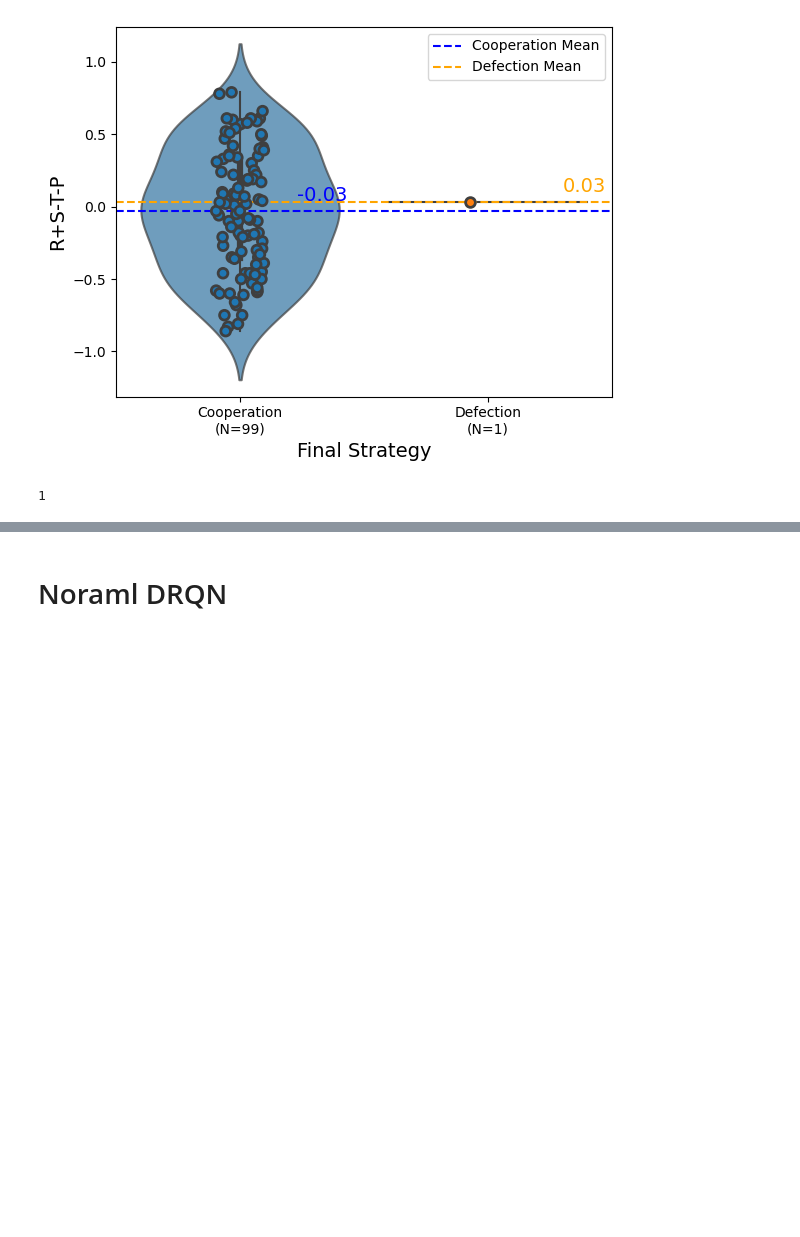
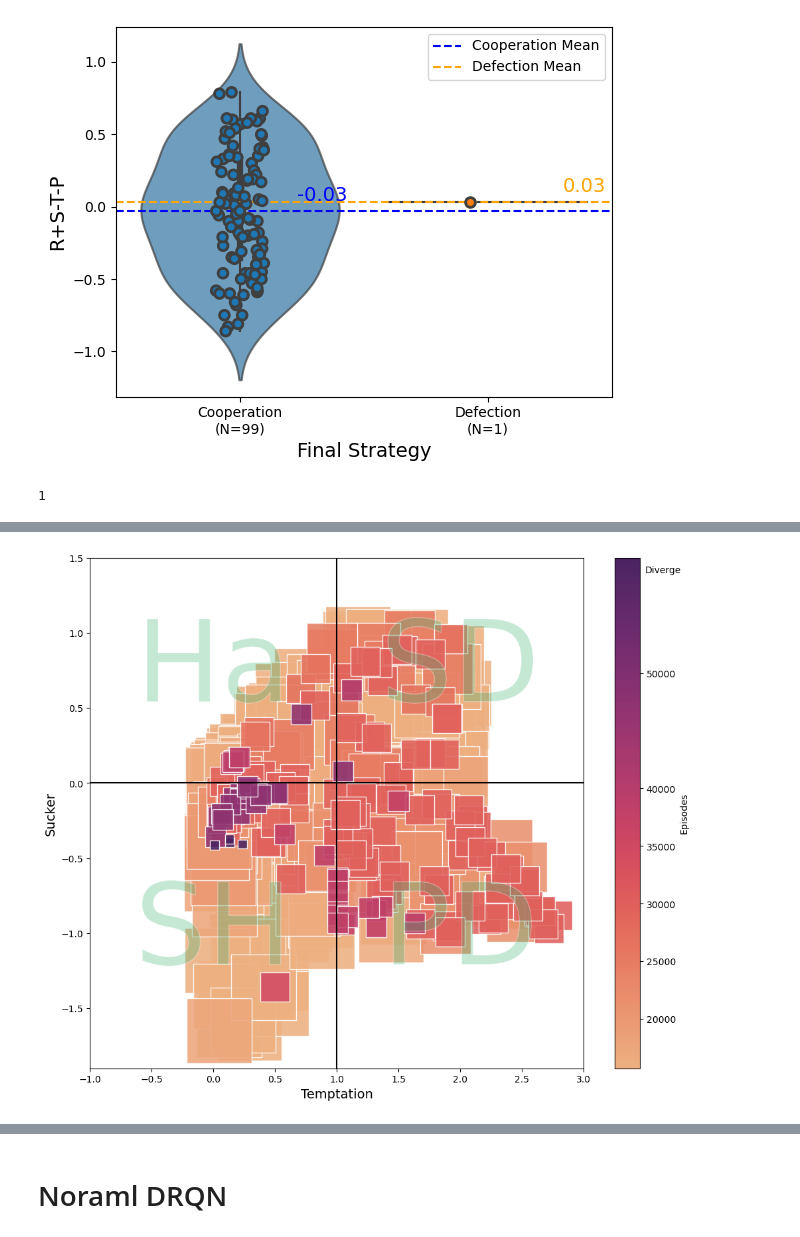
Before and after one commit to HarryZhangHH/EpisodicDRQN, a Jupyter notebook: alter_dqrn_experiment.ipynb, the cells around one changed output, grey strips where cells are left out. Cells and saved outputs as stored; diff of their text form; code cells hidden in the pictures; blank space fills up the shorter version.

```diff
--- a/alter_dqrn_experiment.ipynb
+++ b/alter_dqrn_experiment.ipynb
@@ -28,7 +29,8 @@ config = {
     'min_epsilon': 0.01,
     'alpha': 0.1,
     'n_actions': 2,
-    'h': 10,
+    'h': 2,
+    'select_h': 5,
     'state_repr': 'bi',
     'batch_size': 64,
     'learning_rate': 1e-3,
@@ -136,7 +138,7 @@ for idx, val in tqdm(enumerate(reward)):
     config['reward'], config['sucker'], config['temptation'], config['punishment'] = val, sucker[idx], temptation[idx], punishment[idx]
     config_obj = Config(config)
     with HiddenPrints():
-        agent, strategy_convergent_episode, network_convergent_episode, _ = twoSimulateBenchmark('LSTMQN', config_obj, episodic_flag=True)
+        agent, strategy_convergent_episode, network_convergent_episode, _ = TwoAgentSimulation.benchmark_episodic('LSTMQN', config_obj, episodic_flag=True)
 #     agent.show()
     df_result.loc[len(df_result.index)] = [strategy_convergent_episode, network_convergent_episode,
                                            config['temptation'], config['reward'], config['punishment'], config['sucker'],
@@ -343,7 +345,7 @@ for idx, val in tqdm(enumerate(reward)):
     config['reward'], config['sucker'], config['temptation'], config['punishment'] = val, sucker[idx], temptation[idx], punishment[idx]
     config_obj = Config(config)
     with HiddenPrints():
-        agent, strategy_convergent_episode, network_convergent_episode, _ = twoSimulateBenchmark('LSTMQN', config_obj)
+        agent, strategy_convergent_episode, network_convergent_episode, _ = TwoAgentSimulation.benchmark_episodic('LSTMQN', config_obj)
 #     agent.show()
     df_result_sh.loc[len(df_result_sh.index)] = [strategy_convergent_episode, network_convergent_episode,
                                            config['temptation'], config['reward'], config['punishment'], config['sucker'],
@@ -847,0 +887,80 @@ sum(df_result_sd['network_convergent_episode'].isnull())
+# %%
+df_all = pd.read_csv('h=2.csv')
+# %%
+df_all_plot = df_all.copy()
+df_all_plot.temptation = df_all_plot.temptation/df_all_plot.reward
+df_all_plot.sucker = df_all_plot.sucker/df_all_plot.reward
+df_all_plot['new_reward'] = 1.0
+
+df_all_plot.loc[df_all_plot['strategy_convergent_episode']>=50000, 'strategy_convergent_episode'] = 60000
+
+df_all_plot['size'] = 5000
+df_all_plot.loc[df_all_plot['strategy_convergent_episode']>=20000, 'size'] = 3000
+df_all_plot.loc[df_all_plot['strategy_convergent_episode']>=25000, 'size'] = 1000
+df_all_plot.loc[df_all_plot['strategy_convergent_episode']>=35000, 'size'] = 500
+df_all_plot.loc[df_all_plot['strategy_convergent_episode']>=50000, 'size'] = 100
+
+
+plt.figure(figsize=(12, 10))
+ax = sns.scatterplot(data=df_all_plot.sort_values(by=['strategy_convergent_episode'],ascending=True), y='sucker', x='temptation',
+                hue="strategy_convergent_episode", size="size", sizes=(100, 5000),
+                linewidth=1, marker='s', alpha=0.88, palette='flare')
+lgnd = plt.legend(scatterpoints=1, frameon=True, labelspacing=.1, title='Episodes', markerscale=.14, shadow=True)
+
+for i in lgnd.legendHandles:
+    i._sizes = [30]
+
+plt.vlines(1, -2, 10, 'black')
+plt.hlines(0, -10, 10, 'black')
+
+t = ax.text(2, -1, "PD", alpha = .1, animated = True,
+       fontsize = 123,      # Size
+       ha = "center", # Horizontal alignment
+       va = "center")
+t.set_path_effects([
+#     path_effects.PathPatchEffect(
+#         offset=(4, -4), hatch='', facecolor='#708090', alpha=.3, edgecolor='white' ),
+    path_effects.PathPatchEffect(
+        edgecolor='white', linewidth=1.1, facecolor='#3CB371', alpha=.3)])
+
+t = ax.text(0, -1, "SH", alpha = .5, animated = True,
+       fontsize = 123, fontstyle = "normal", color = "grey", ha = "center",  va = "center")
+t.set_path_effects([
+#     path_effects.PathPatchEffect(
+#         offset=(4, -4), hatch='', facecolor='#708090', alpha=.3, edgecolor='white' ),
+    path_effects.PathPatchEffect(
+        edgecolor='white', linewidth=1.1, facecolor='#3CB371', alpha=.3)])
+
+t = ax.text(0, 0.75, "Ha", alpha = .5, animated = True,
+       fontsize = 123, fontstyle = "normal", color = "grey", ha = "center",  va = "center")
+t.set_path_effects([
+#     path_effects.PathPatchEffect(
+#         offset=(4, -4), hatch='', facecolor='#708090', alpha=.3, edgecolor='white' ),
+    path_effects.PathPatchEffect(
+        edgecolor='white', linewidth=1.1, facecolor='#3CB371', alpha=.3)])
+
+t = ax.text(2, 0.75, "SD",  alpha = .3, animated = True,
+       fontsize = 123, color = "grey", ha = "center",  va = "center")
+t.set_path_effects([
+#     path_effects.PathPatchEffect(
+#         offset=(4, -4), hatch='', facecolor='#708090', alpha=.3, edgecolor='white' ),
+    path_effects.PathPatchEffect(
+        edgecolor='white', linewidth=1.1, facecolor='#3CB371', alpha=.3)])
+
+ax.text(3.5, 1.4, "Diverge", color = "black")
+plt.xlim(-1,3)
+plt.ylim(-1.9,1.5)
+
+norm = plt.Normalize(df_all_plot['strategy_convergent_episode'].min(), df_all_plot['strategy_convergent_episode'].max())
+sm = plt.cm.ScalarMappable(cmap="flare", norm=norm)
+sm.set_array([])
+
+# Remove the legend and add a colorbar
+ax.get_legend().remove()
+ax.figure.colorbar(sm, label='Episodes', ticks=[15000,20000,25000,30000,35000,40000,50000])
+
+plt.xlabel('Temptation', fontsize=14)
+plt.ylabel('Sucker', fontsize=14)
+plt.show()
+# %% [output]
+[figure, added]
```
Also changed, not shown: parts of 18 cells of this notebook.
